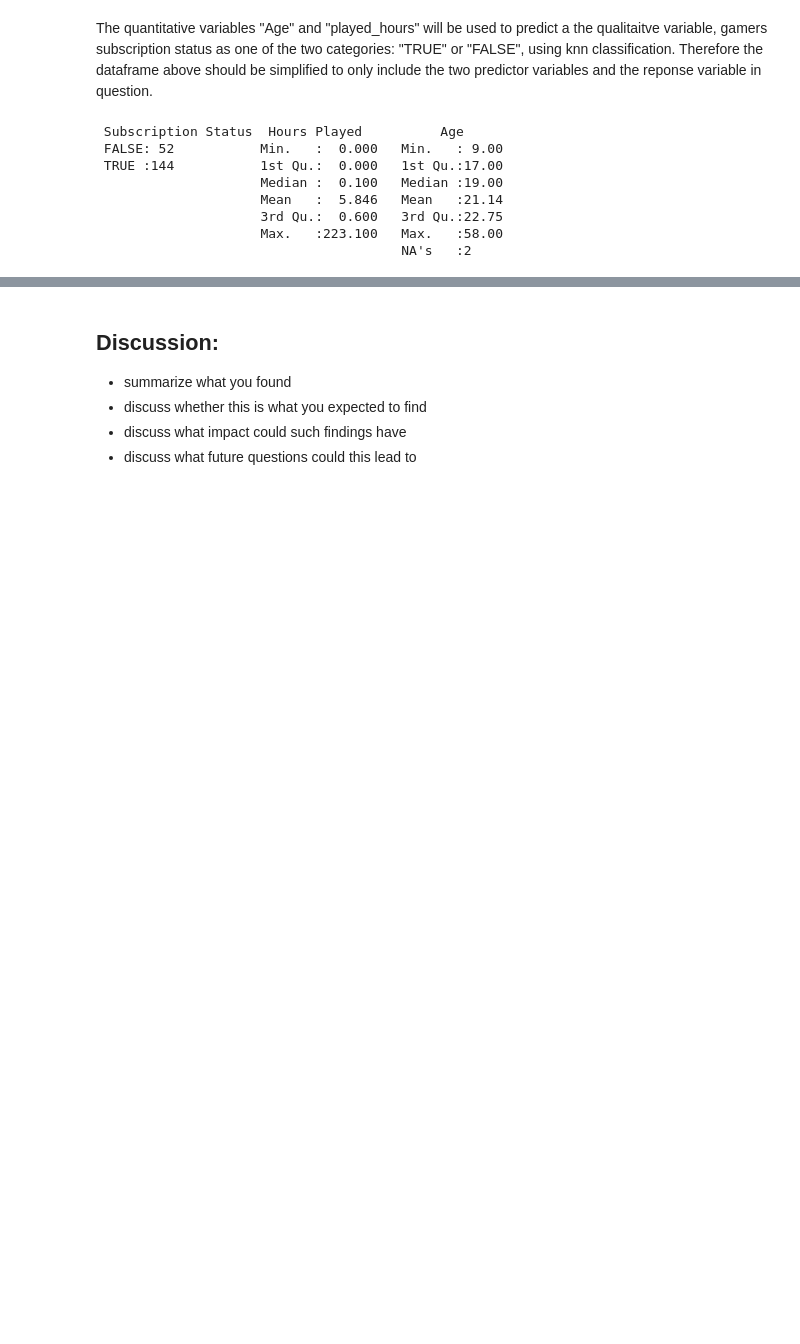
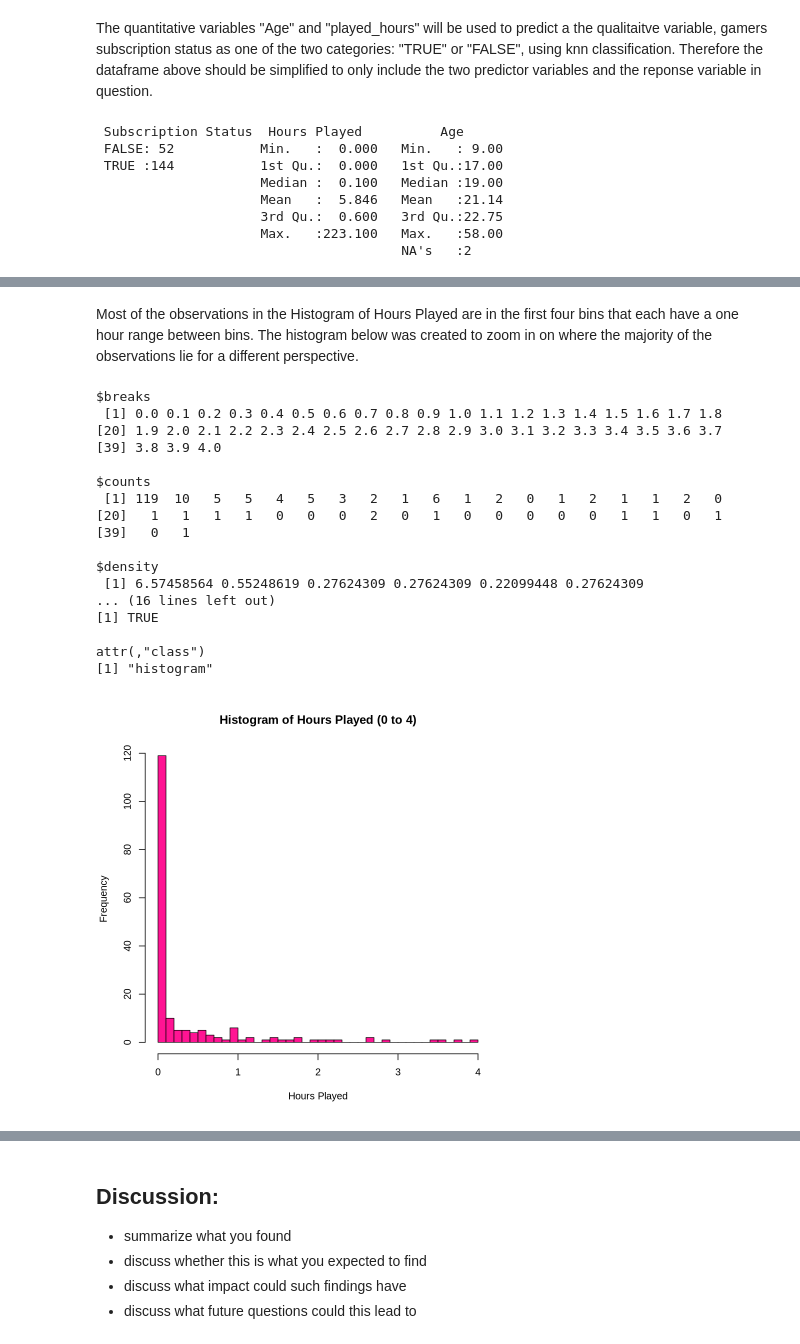
Before and after one commit to ilin27/dsci-100-group-project, a Jupyter notebook: final_project_report_group_7.ipynb, the cells around one changed output, grey strips where cells are left out. Cells and saved outputs as stored; diff of their text form; code cells hidden in the pictures; blank space fills up the shorter version.

```diff
--- a/final_project_report_group_7.ipynb
+++ b/final_project_report_group_7.ipynb
@@ -141,0 +187,40 @@ ERROR: Error in eval(expr, envir, enclos): object 'counts' not found
+# %% [markdown]
+Most of the observations in the Histogram of Hours Played are in the first four bins that each have a one hour range between bins. The histogram below was created to zoom in on where the majority of the observations lie for a different perspective.
+# %%
+zoom_in_data_filter <- players$`Hours Played`[
+  players$`Hours Played` >= 0 &
+  players$`Hours Played` <= 4
+]
+
+
+histogram_zoomed <- hist(
+  zoom_in_data_filter,
+  breaks = seq(0, 4, by = 0.1),
+  main = "Histogram of Hours Played (0 to 4)",
+  xlab = "Hours Played",
+  ylab = "Frequency",
+  col = "deeppink",
+  border = "black",
+  lwd = 1.2,
+  xlim = c(0, 4)
+)
+histogram_zoomed
+# %% [output]
+$breaks
+ [1] 0.0 0.1 0.2 0.3 0.4 0.5 0.6 0.7 0.8 0.9 1.0 1.1 1.2 1.3 1.4 1.5 1.6 1.7 1.8
+[20] 1.9 2.0 2.1 2.2 2.3 2.4 2.5 2.6 2.7 2.8 2.9 3.0 3.1 3.2 3.3 3.4 3.5 3.6 3.7
+[39] 3.8 3.9 4.0
+
+$counts
+ [1] 119  10   5   5   4   5   3   2   1   6   1   2   0   1   2   1   1   2   0
+[20]   1   1   1   1   0   0   0   2   0   1   0   0   0   0   0   1   1   0   1
+[39]   0   1
+
+$density
+ [1] 6.57458564 0.55248619 0.27624309 0.27624309 0.22099448 0.27624309
+... (16 lines left out)
+[1] TRUE
+
+attr(,"class")
+[1] "histogram"
+[figure, added]
```
Also changed, not shown: parts of 5 cells of this notebook.
